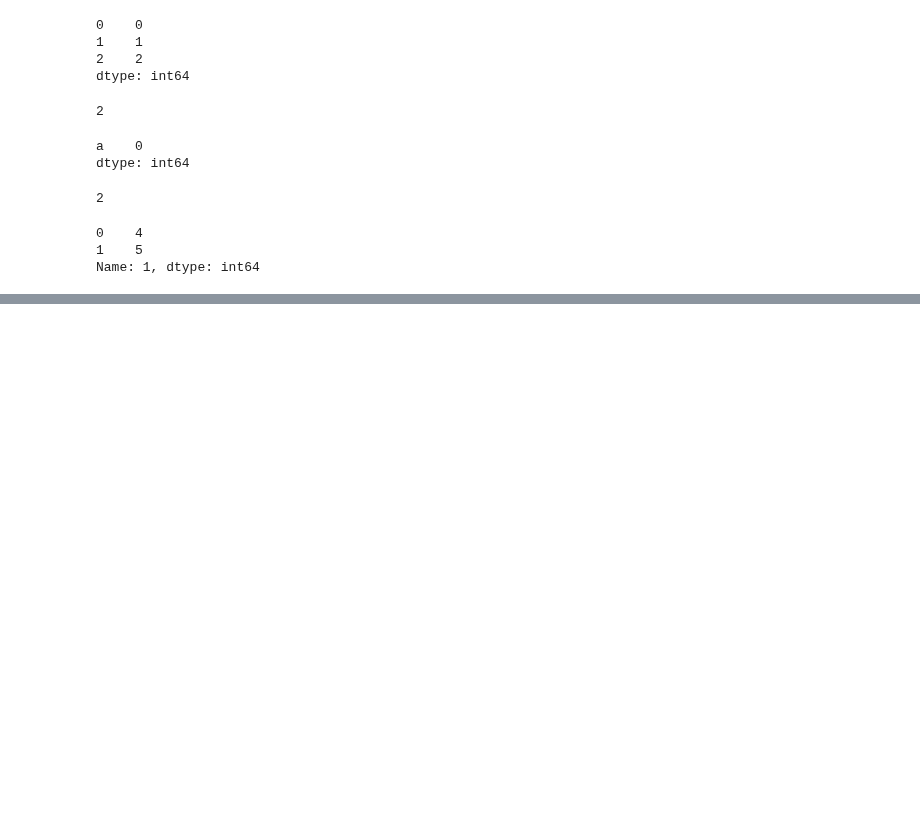
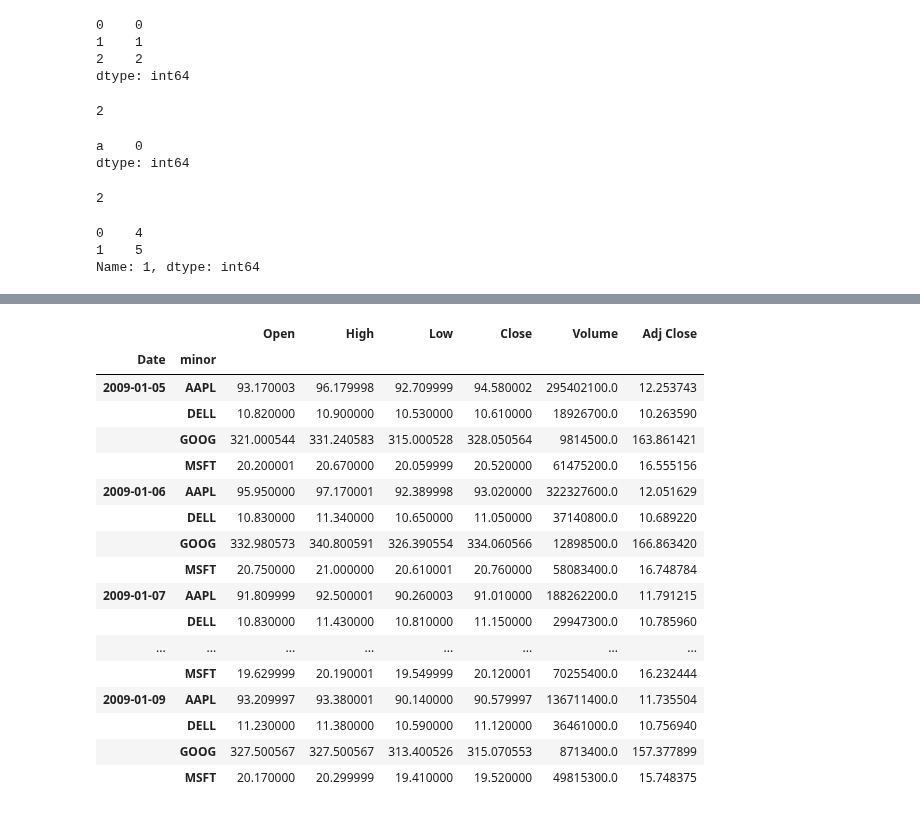
Before and after one commit to hugolu/learn-python, a Jupyter notebook: python-for-data-analysis/ch05-getting-started-with-pandas.ipynb, the cells around one changed output, grey strips where cells are left out. Cells and saved outputs as stored; diff of their text form; code cells hidden in the pictures; blank space fills up the shorter version.

```diff
--- a/python-for-data-analysis/ch05-getting-started-with-pandas.ipynb
+++ b/python-for-data-analysis/ch05-getting-started-with-pandas.ipynb
@@ -1670,0 +1924,12 @@ Name: 1, dtype: int64
+# %%
+import pandas_datareader.data as web
+
+# 用一个 DataFrame 对象组成的字典或一个三维 ndarray 来创建 Panel 对象
+pdata = pd.Panel(dict((stk, web.get_data_yahoo(stk, '1/5/2009', '1/10/2009'))
+                      for stk in ['AAPL', 'GOOG', 'MSFT', 'DELL']))
+
+# Panel 的每一项（类似 DataFrame 的列）都是一个 DataFrame
+# 项轴：'items'，'AAPL', 'GOOG', 'MSFT', 'DELL'
+# 轴0：'major'， 日期
+# 轴1：'minor'，'Open','High','Low','Close','Volume','Adj Close'
+pdata
@@ -1670,0 +1971,8 @@ Name: 1, dtype: int64
+# %%
+# item 与 minor 轴互换
+pdata = pdata.swapaxes('items', 'minor')
+
+# 互换后：
+# 项轴：'minor'，'Open','High','Low','Close','Volume','Adj Close'
+# 轴0：'major'， 日期
+# 轴1：'items'，'AAPL', 'GOOG', 'MSFT', 'DELL'
@@ -1670,0 +2008,23 @@ Name: 1, dtype: int64
+# %%
+# 将 Panel 转换成 DataFrame
+stacked = pdata.to_frame()
+stacked
+# %% [output]
+|  |  | Open | High | Low | Close | Volume | Adj Close |
+| Date | minor |  |  |  |  |  |  |
+| 2009-01-05 | AAPL | 93.170003 | 96.179998 | 92.709999 | 94.580002 | 295402100.0 | 12.253743 |
+|  | DELL | 10.820000 | 10.900000 | 10.530000 | 10.610000 | 18926700.0 | 10.263590 |
+|  | GOOG | 321.000544 | 331.240583 | 315.000528 | 328.050564 | 9814500.0 | 163.861421 |
+|  | MSFT | 20.200001 | 20.670000 | 20.059999 | 20.520000 | 61475200.0 | 16.555156 |
+| 2009-01-06 | AAPL | 95.950000 | 97.170001 | 92.389998 | 93.020000 | 322327600.0 | 12.051629 |
+|  | DELL | 10.830000 | 11.340000 | 10.650000 | 11.050000 | 37140800.0 | 10.689220 |
+|  | GOOG | 332.980573 | 340.800591 | 326.390554 | 334.060566 | 12898500.0 | 166.863420 |
+|  | MSFT | 20.750000 | 21.000000 | 20.610001 | 20.760000 | 58083400.0 | 16.748784 |
+| 2009-01-07 | AAPL | 91.809999 | 92.500001 | 90.260003 | 91.010000 | 188262200.0 | 11.791215 |
+|  | DELL | 10.830000 | 11.430000 | 10.810000 | 11.150000 | 29947300.0 | 10.785960 |
+| ... | ... | ... | ... | ... | ... | ... | ... |
+|  | MSFT | 19.629999 | 20.190001 | 19.549999 | 20.120001 | 70255400.0 | 16.232444 |
+| 2009-01-09 | AAPL | 93.209997 | 93.380001 | 90.140000 | 90.579997 | 136711400.0 | 11.735504 |
+|  | DELL | 11.230000 | 11.380000 | 10.590000 | 11.120000 | 36461000.0 | 10.756940 |
+|  | GOOG | 327.500567 | 327.500567 | 313.400526 | 315.070553 | 8713400.0 | 157.377899 |
+|  | MSFT | 20.170000 | 20.299999 | 19.410000 | 19.520000 | 49815300.0 | 15.748375 |
```
Also changed, not shown: parts of 114 cells of this notebook.
